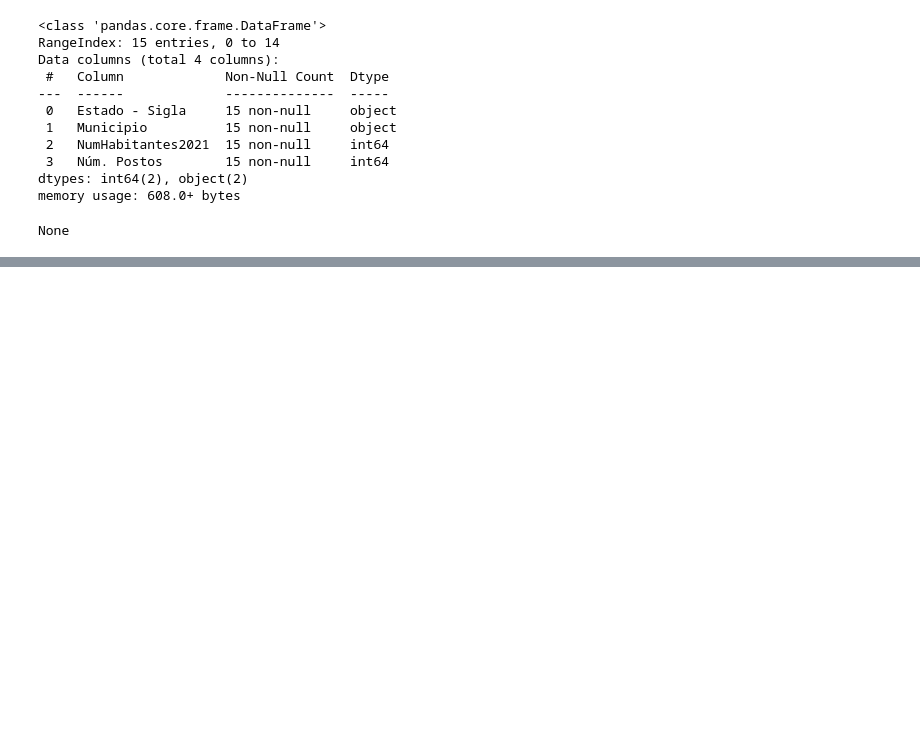
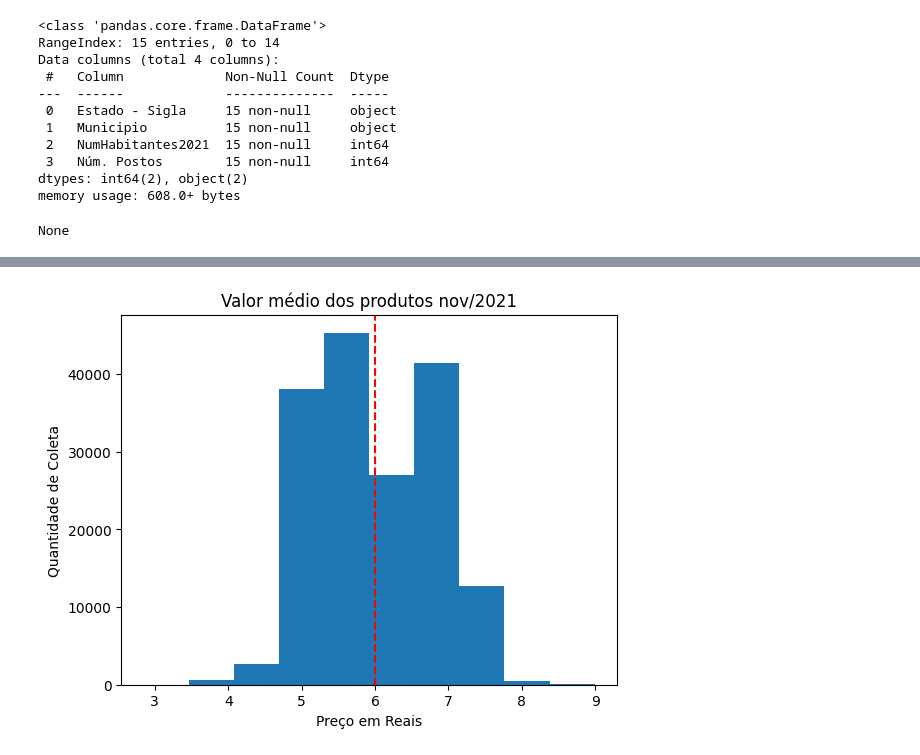
Before and after one commit to bruniin16/Curso_AnaliseDeDados_Python, a Jupyter notebook: Pandas_Anima_PT2.ipynb, the cells around one changed output, grey strips where cells are left out. Cells and saved outputs as stored; diff of their text form; code cells hidden in the pictures; blank space fills up the shorter version.

```diff
--- a/Pandas_Anima_PT2.ipynb
+++ b/Pandas_Anima_PT2.ipynb
@@ -208,0 +278,15 @@ display(postos_municipio_df)
+# %%
+#Começando a gerar gráficos
+plt.hist(df["Valor de Venda"])
+#Título
+plt.title("Valor médio dos produtos nov/2021")
+#Rótulos
+plt.xlabel("Preço em Reais")
+plt.ylabel("Quantidade de Coleta")
+
+plt.axvline(x=df["Valor de Venda"].mean(), color="red", linestyle="dashed")
+
+
+plt.show()
+# %% [output]
+[figure, added]
```
Also changed, not shown: parts of 12 cells of this notebook.
